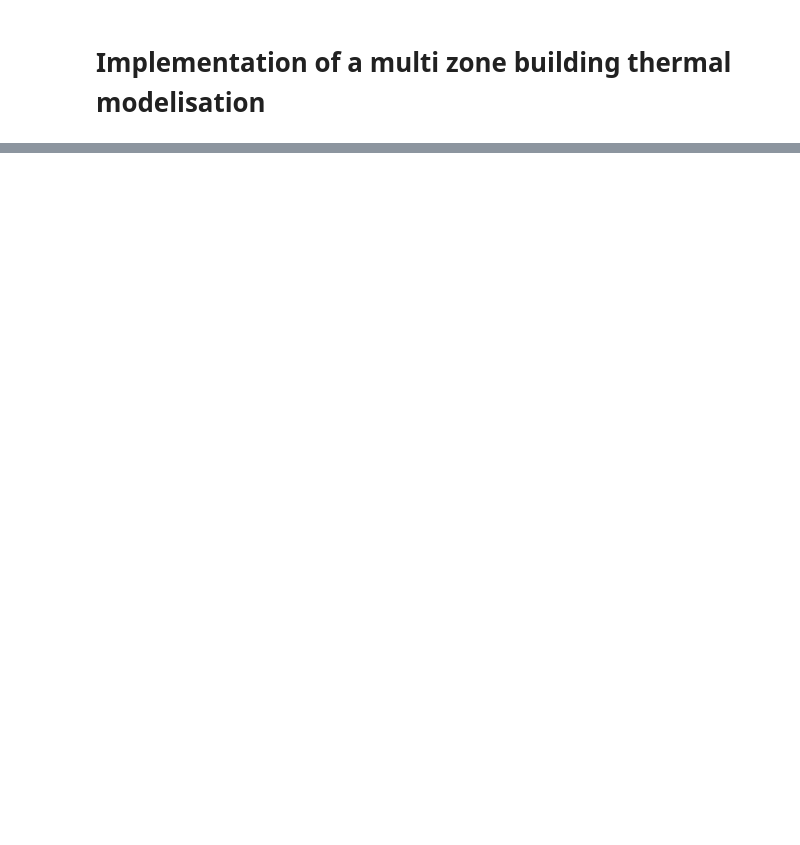
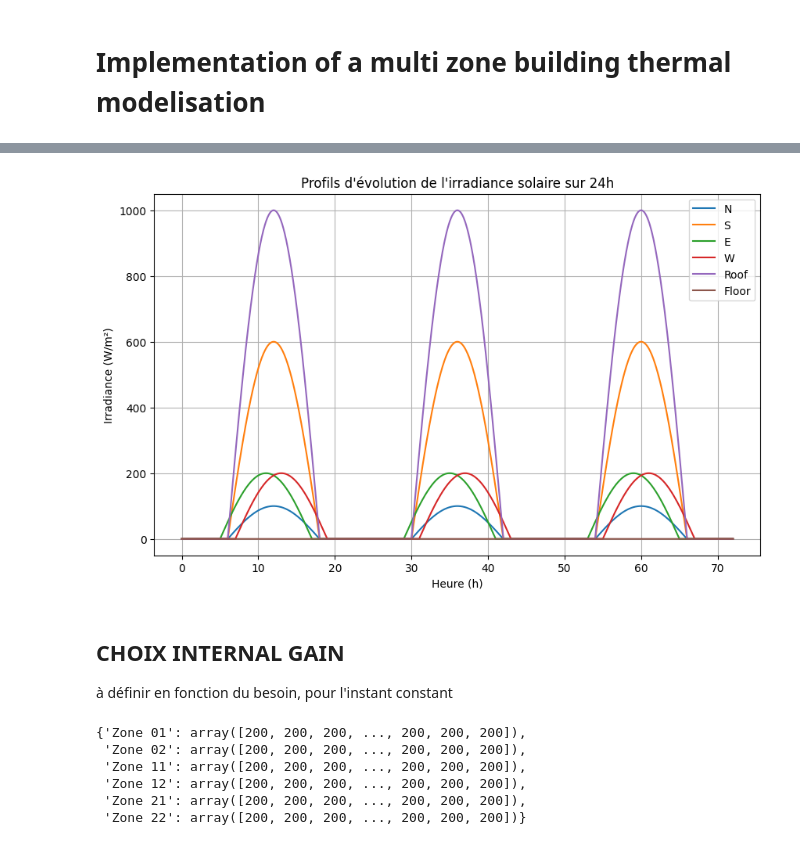
Before and after one commit to Timo-they/NN-Hybrid-Model-Thermal, a Jupyter notebook: Thermal_Model.ipynb, the cells around one changed output, grey strips where cells are left out. Cells and saved outputs as stored; diff of their text form; code cells hidden in the pictures; blank space fills up the shorter version.

Commit message:
Ajout solar gain + code commenté

```diff
--- a/Thermal_Model.ipynb
+++ b/Thermal_Model.ipynb
@@ -179,0 +222,34 @@ def ajouter_a_cote_EW(zone1, zone2):
+# %%
+# Constantes
+I_max = 1000  # Intensité maximale pour le toit (W/m²)
+t_max = 12 * 3600  # Moment de l'intensité maximale (midi, en secondes)
+
+
+# Profils d'évolution de l'irradiance solaire pour chaque surface
+solar_profiles = {
+    "N": np.clip(I_max * 0.1 * np.sin(2 * np.pi * (time_points - 6 * 3600) / (24 * 3600)), 0, None),
+    "S": np.clip(I_max * 0.6 * np.cos(2 * np.pi * (time_points - 12 * 3600) / (24 * 3600)), 0, None),
+    "E": np.clip(I_max * 0.2 * np.sin(2 * np.pi * (time_points - 5 * 3600) / (24 * 3600)), 0, None),
+    "W": np.clip(I_max * 0.2 * np.sin(2 * np.pi * (time_points - 7* 3600) / (24 * 3600)), 0, None),
+    "Roof": np.clip(I_max * np.cos(2 * np.pi * (time_points - 12* 3600) / (24 * 3600)), 0, None),
+    "Floor": np.zeros_like(time_points),
+}
+
+# Affichage des profils
+plt.figure(figsize=(10, 6))
+for surface, profile in solar_profiles.items():
+    plt.plot(time_points / 3600, profile, label=surface)  # Conversion du temps en heures
+
+# Mise en forme du graphique
+plt.title("Profils d'évolution de l'irradiance solaire sur 24h")
+plt.xlabel("Heure (h)")
+plt.ylabel("Irradiance (W/m²)")
+plt.legend()
+plt.grid()
+plt.show()
+# %% [output]
+[figure, added]
+# %% [markdown]
+## CHOIX INTERNAL GAIN
+
+à définir en fonction du besoin, pour l'instant constant
@@ -179,0 +262,9 @@ def ajouter_a_cote_EW(zone1, zone2):
+# %%
+internal_gain_profiles
+# %% [output]
+{'Zone 01': array([200, 200, 200, ..., 200, 200, 200]),
+ 'Zone 02': array([200, 200, 200, ..., 200, 200, 200]),
+ 'Zone 11': array([200, 200, 200, ..., 200, 200, 200]),
+ 'Zone 12': array([200, 200, 200, ..., 200, 200, 200]),
+ 'Zone 21': array([200, 200, 200, ..., 200, 200, 200]),
+ 'Zone 22': array([200, 200, 200, ..., 200, 200, 200])}
```
Also changed, not shown: parts of 16 cells of this notebook.
